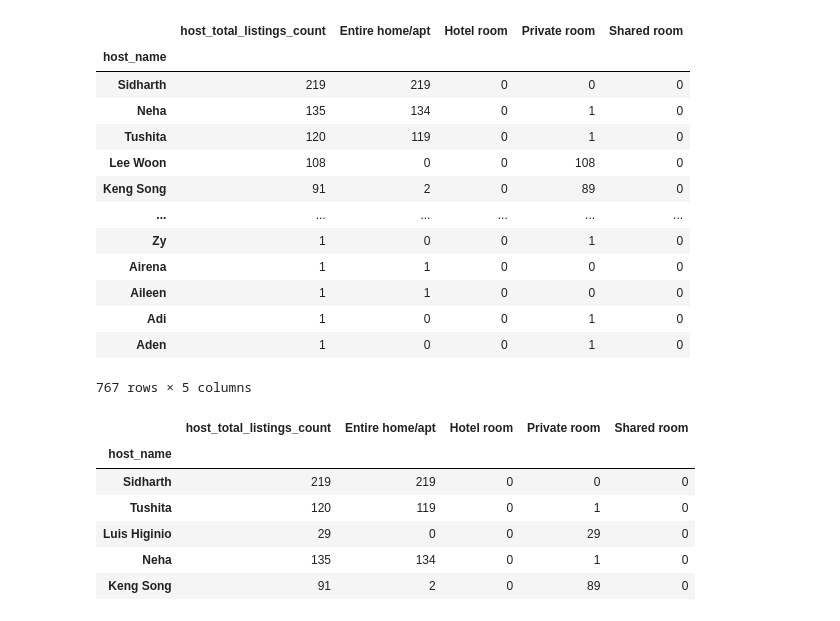
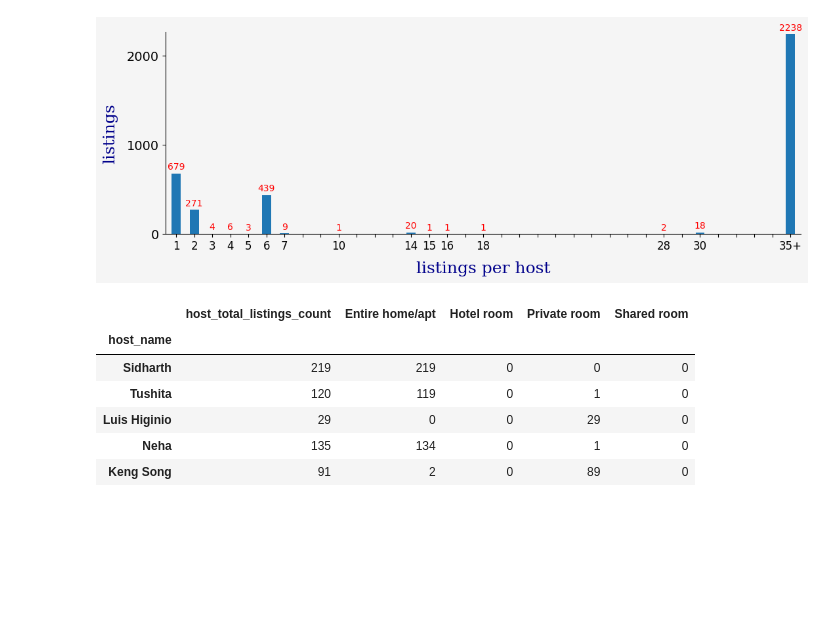
Before and after one commit to limlim12-blip/Inside-Airbnb-Singapore, a Jupyter notebook: src/get_data.ipynb, the cells around one changed output. Saved outputs shown, nothing was run; the diff lists cells and outputs as text; code cells hidden in the pictures; blank space fills up the shorter version.

```diff
--- a/src/get_data.ipynb
+++ b/src/get_data.ipynb
@@ -25,28 +137,50 @@ df.style \
 # %%
-pf3 =  pd.read_csv("../raw/bangkok/2025-06-24/data/listings.csv.gz",low_memory=False)
-listings = pd.read_csv("../raw/singapore/2025-09-28/data/listings.csv.gz",low_memory=False)
-table_listings = listings[["host_name","room_type","host_total_listings_count"]]
-table_listings= pd.get_dummies(table_listings,columns=["room_type"], prefix='', prefix_sep='')
-table_listings = table_listings.groupby("host_name")
-top_host_table = table_listings.sum()
-top_host_table['host_total_listings_count'] = table_listings.count()['host_total_listings_count']
-top_host_table=top_host_table.sort_values(by='host_total_listings_count', ascending=False)
-top_host_table
+from turtle import color
+from matplotlib import pyplot as plt, ticker
+import pandas as pd
+
+
+# listings.info()
+limit_data= listings
+limit_data.loc[listings['minimum_nights']>35,'minimum_nights'] = 35
+data= limit_data['minimum_nights'].value_counts()
+
+data_index = [item for item in range(1,36) if item not in data.index]
+new_row = pd.Series(0, index= data_index)
+data = pd.concat([data, new_row])
+data.sort_index(inplace=True)
+data
+fig4, ax4 = plt.subplots(figsize=(12.5,4))
+bar3 = ax4.bar([str(i) for i in range(1, 35)]+["35+"],list(data), width= 0.5)
+ax4.margins(0.01)
+ax4.yaxis.set_major_locator(ticker.MultipleLocator(base=1000))
+ax4.set_xlabel("listings per host",fontdict={'family': 'serif', 'color': 'darkblue', 'size': 18}, labelpad=10)
+ax4.set_ylabel("listings",fontdict={'family': 'serif', 'color': 'darkblue', 'size': 18}, labelpad=10)
+ax4.tick_params(axis='x', labelsize=12)
+ax4.tick_params(axis='y', labelsize=14)
+ax4.spines['top'].set_visible(False)
+ax4.spines['right'].set_visible(False)
+fig4.patch.set_facecolor('#f5f5f5')
+ax4.set_facecolor("#f5f5f5")
+xticks = ax4.get_xticklabels()
+for i in range(len(xticks)-1):
+    if data[int(xticks[i].get_text())] == 0:
+        xticks[i].set_visible(False)
+for bar in bar3:
+    height = bar.get_height()
+    if height != 0:
+        ax4.text(
+                    bar.get_x() + bar.get_width() / 2,
+                    height + 20,
+                    s = f'{height}',
+                    horizontalalignment='center',
+                    verticalalignment='bottom',
+                    color = 'red',
+                    fontsize=10,
+                    fontweight= 400
+                )
 # %% [output]
-|  | host_total_listings_count | Entire home/apt | Hotel room | Private room | Shared room |
-| host_name |  |  |  |  |  |
-| Sidharth | 219 | 219 | 0 | 0 | 0 |
-| Neha | 135 | 134 | 0 | 1 | 0 |
-| Tushita | 120 | 119 | 0 | 1 | 0 |
-| Lee Woon | 108 | 0 | 0 | 108 | 0 |
-| Keng Song | 91 | 2 | 0 | 89 | 0 |
-| ... | ... | ... | ... | ... | ... |
-| Zy | 1 | 0 | 0 | 1 | 0 |
-| Airena | 1 | 1 | 0 | 0 | 0 |
-| Aileen | 1 | 1 | 0 | 0 | 0 |
-| Adi | 1 | 0 | 0 | 1 | 0 |
-| Aden | 1 | 0 | 0 | 1 | 0 |
-767 rows × 5 columns
+[figure, added]
 # %%
 from numpy import sort
 
```
Also changed, not shown: parts of 6 cells of this notebook, 26 other files.
